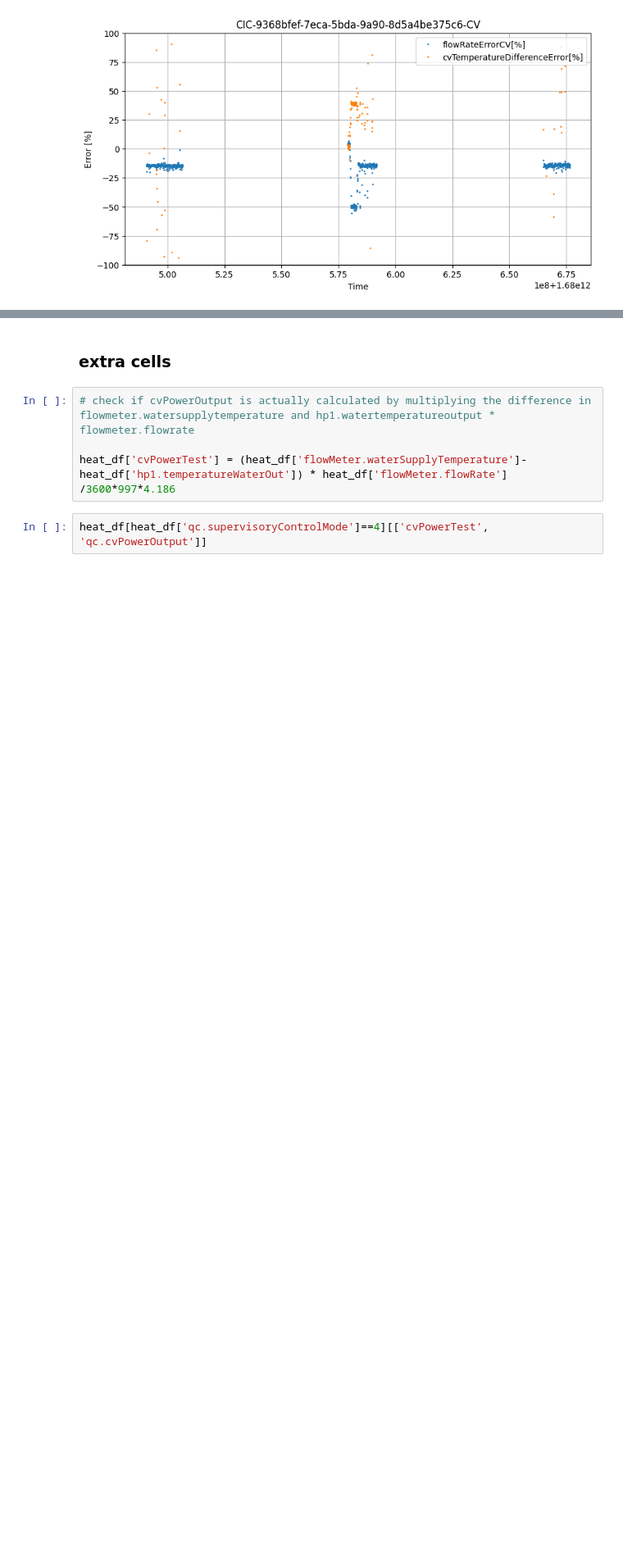
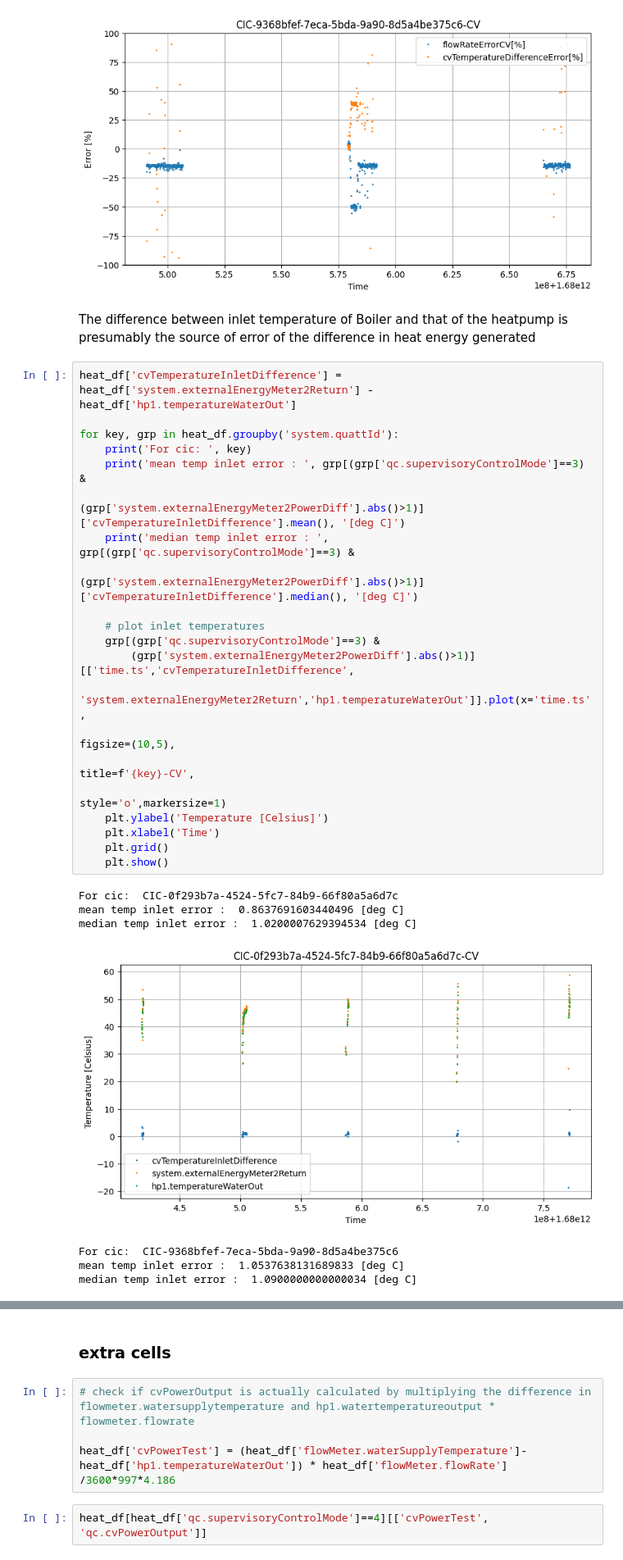
Before and after one commit to season0112/quatt_data_analysis, a Jupyter notebook: power-energy-calculations/live-data/02A_explorative-analysis-heat-gen.ipynb, the cells around one changed output, grey strips where cells are left out. Shown at 82% size. Cells and saved outputs as stored; diff of their text form; blank space fills up the shorter version.

Commit message:
CV heat generation: add comparison of inlet temps

```diff
--- a/power-energy-calculations/live-data/02A_explorative-analysis-heat-gen.ipynb
+++ b/power-energy-calculations/live-data/02A_explorative-analysis-heat-gen.ipynb
@@ -548,3 +548,34 @@ median temperature difference error :  37.78877722256682 [%]
 [figure]
 [figure]
 [figure]
+# %% [markdown]
+The difference between inlet temperature of Boiler and that of the heatpump is presumably the source of error of the difference in heat energy generated
+# %%
+heat_df['cvTemperatureInletDifference'] = heat_df['system.externalEnergyMeter2Return'] - heat_df['hp1.temperatureWaterOut']
+
+for key, grp in heat_df.groupby('system.quattId'):
+    print('For cic: ', key)
+    print('mean temp inlet error : ', grp[(grp['qc.supervisoryControlMode']==3) &
+                                        (grp['system.externalEnergyMeter2PowerDiff'].abs()>1)]['cvTemperatureInletDifference'].mean(), '[deg C]')
+    print('median temp inlet error : ', grp[(grp['qc.supervisoryControlMode']==3) &
+                                          (grp['system.externalEnergyMeter2PowerDiff'].abs()>1)]['cvTemperatureInletDifference'].median(), '[deg C]')
+
+    # plot inlet temperatures
+    grp[(grp['qc.supervisoryControlMode']==3) &
+        (grp['system.externalEnergyMeter2PowerDiff'].abs()>1)][['time.ts','cvTemperatureInletDifference',
+                                                                'system.externalEnergyMeter2Return','hp1.temperatureWaterOut']].plot(x='time.ts',
+                                                                                                                   figsize=(10,5),
+                                                                                                                   title=f'{key}-CV',
+                                                                                                                   style='o',markersize=1)
+    plt.ylabel('Temperature [Celsius]')
+    plt.xlabel('Time')
+    plt.grid()
+    plt.show()
+# %% [output]
+For cic:  CIC-0f293b7a-4524-5fc7-84b9-66f80a5a6d7c
+mean temp inlet error :  0.8637691603440496 [deg C]
+median temp inlet error :  1.0200007629394534 [deg C]
+[figure, added]
+For cic:  CIC-9368bfef-7eca-5bda-9a90-8d5a4be375c6
+mean temp inlet error :  1.0537638131689833 [deg C]
+median temp inlet error :  1.0900000000000034 [deg C]
```
Also changed, not shown: parts of 3 cells of this notebook.
